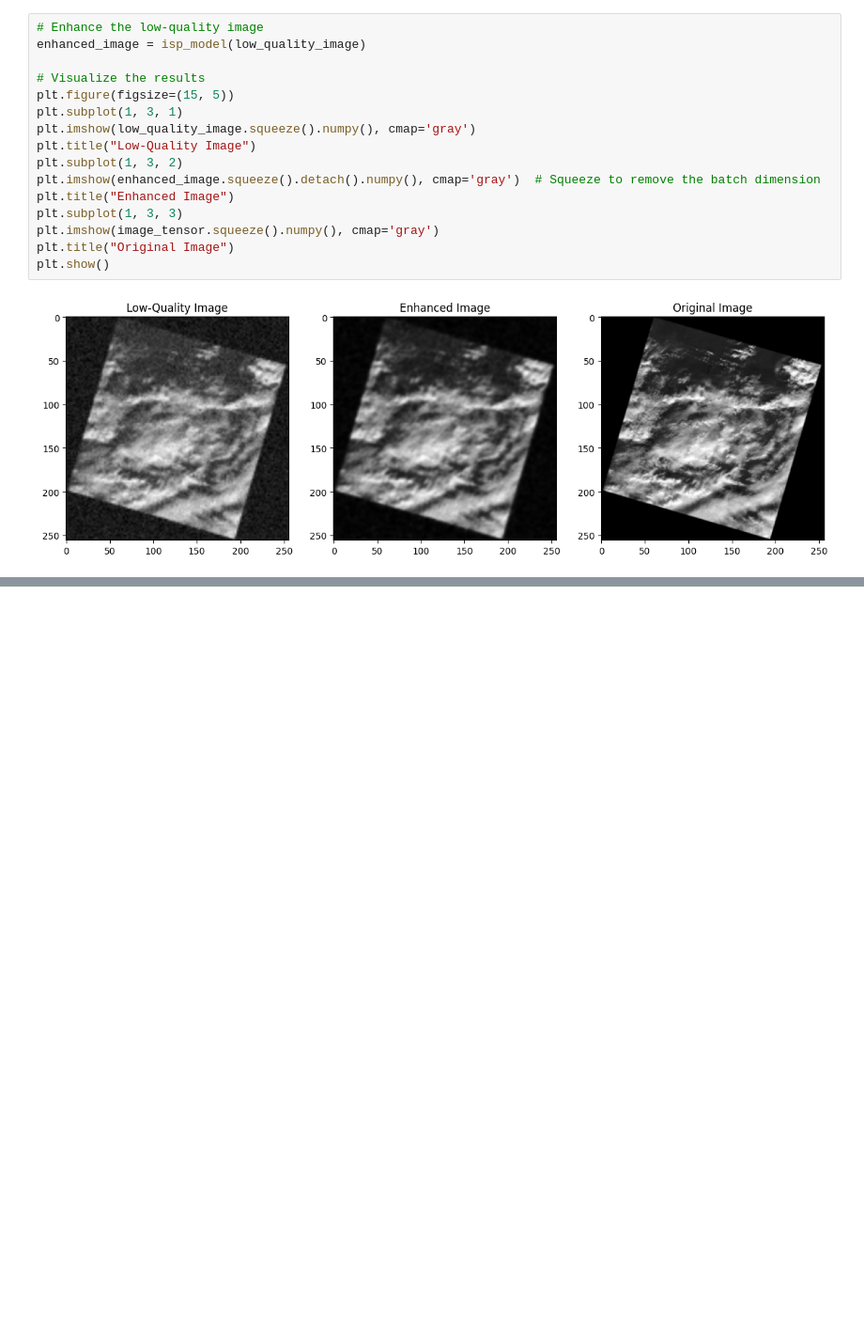
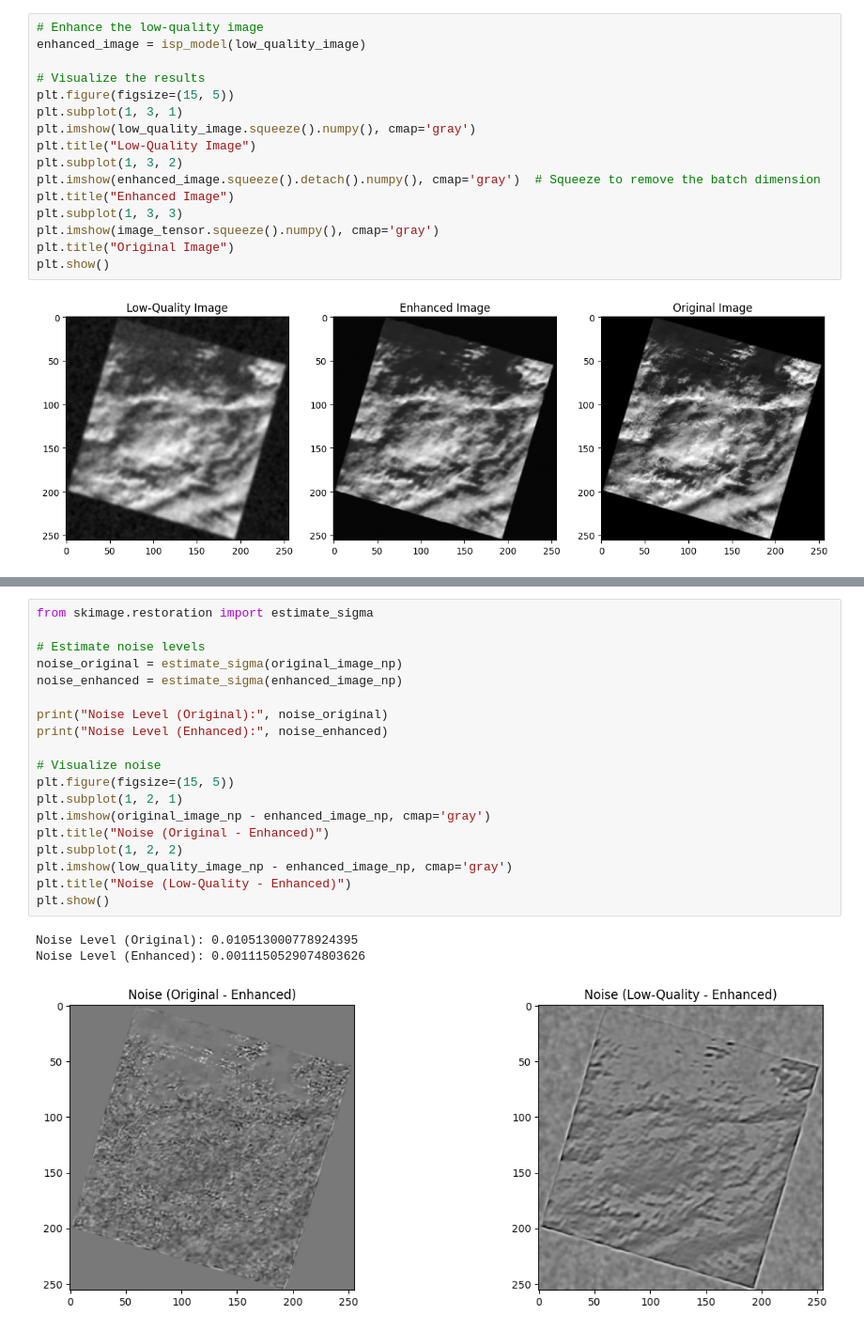
Before and after one commit to Samuelyohanna9/image-enhancement-remote-sensing, a Jupyter notebook: ISPs.ipynb, the cells around one changed output, grey strips where cells are left out. Shown at 94% size. Cells and saved outputs as stored; diff of their text form; blank space fills up the shorter version.

```diff
--- a/ISPs.ipynb
+++ b/ISPs.ipynb
@@ -298,0 +310,23 @@ MSE (Original vs Low-Quality): 0.0021217153
+# %%
+from skimage.restoration import estimate_sigma
+
+# Estimate noise levels
+noise_original = estimate_sigma(original_image_np)
+noise_enhanced = estimate_sigma(enhanced_image_np)
+
+print("Noise Level (Original):", noise_original)
+print("Noise Level (Enhanced):", noise_enhanced)
+
+# Visualize noise
+plt.figure(figsize=(15, 5))
+plt.subplot(1, 2, 1)
+plt.imshow(original_image_np - enhanced_image_np, cmap='gray')
+plt.title("Noise (Original - Enhanced)")
+plt.subplot(1, 2, 2)
+plt.imshow(low_quality_image_np - enhanced_image_np, cmap='gray')
+plt.title("Noise (Low-Quality - Enhanced)")
+plt.show()
+# %% [output]
+Noise Level (Original): 0.010513000778924395
+Noise Level (Enhanced): 0.0011150529074803626
+[figure, added]
```
Also changed, not shown: parts of 13 cells of this notebook.
